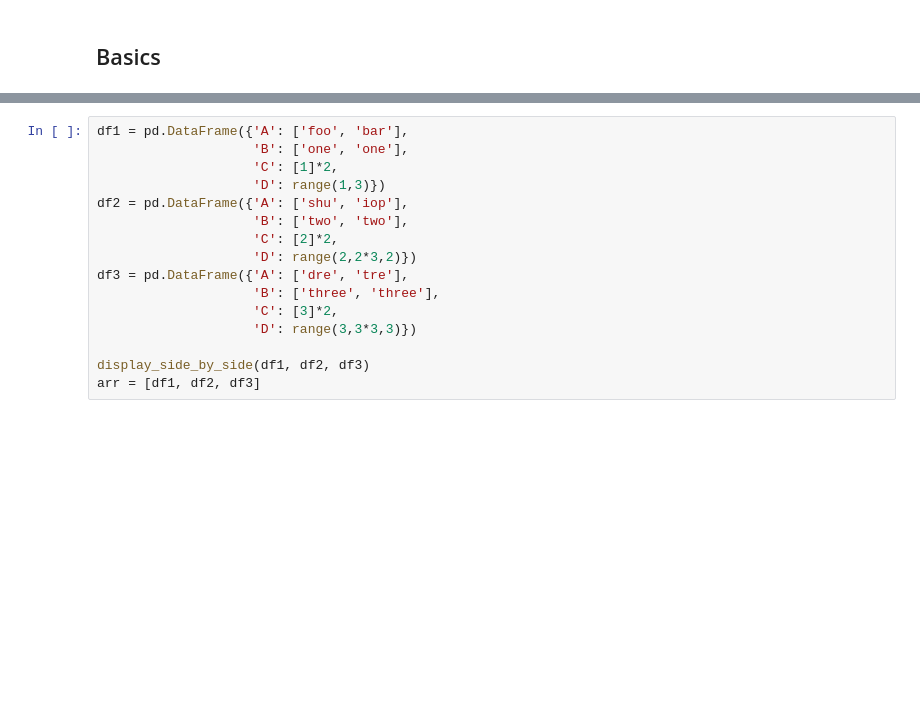
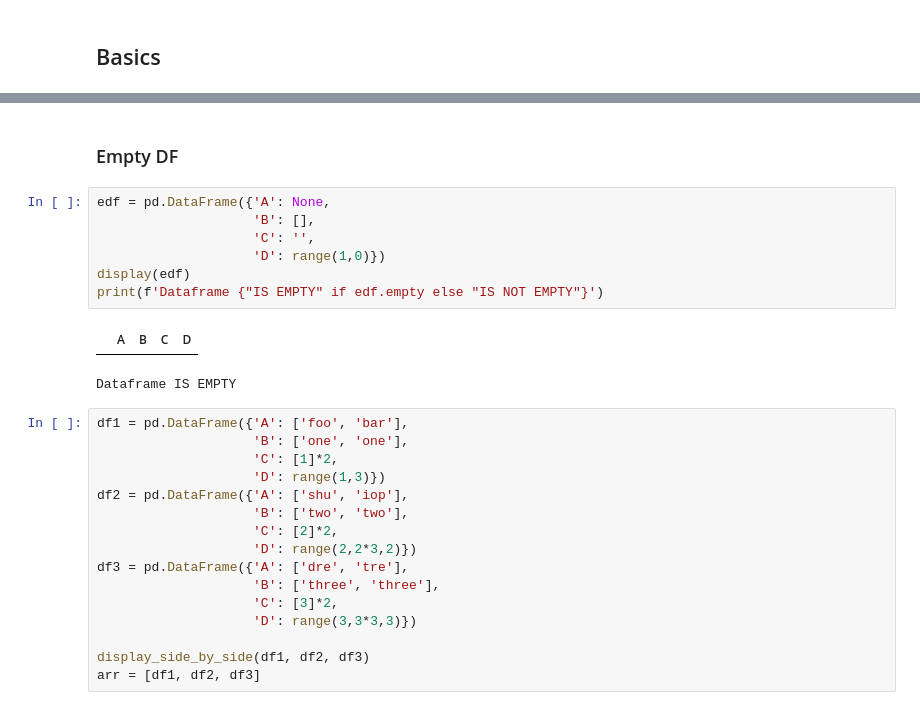
Before and after one commit to skulas/skulas, a Jupyter notebook: ml_python/General Playground.ipynb, the cells around one changed output, grey strips where cells are left out. Cells and saved outputs as stored; diff of their text form; blank space fills up the shorter version.

```diff
--- a/ml_python/General Playground.ipynb
+++ b/ml_python/General Playground.ipynb
@@ -579,3 +665,15 @@ display(df[2:2+4])
+# %% [markdown]
+### Empty DF
+# %%
+edf = pd.DataFrame({'A': None,
+                    'B': [],
+                    'C': '',
+                    'D': range(1,0)})
+display(edf)
+print(f'Dataframe {"IS EMPTY" if edf.empty else "IS NOT EMPTY"}')
+# %% [output]
+|  | A | B | C | D |
+Dataframe IS EMPTY
 # %%
 df1 = pd.DataFrame({'A': ['foo', 'bar'],
                     'B': ['one', 'one'],
```
Also changed, not shown: parts of 13 cells of this notebook.
